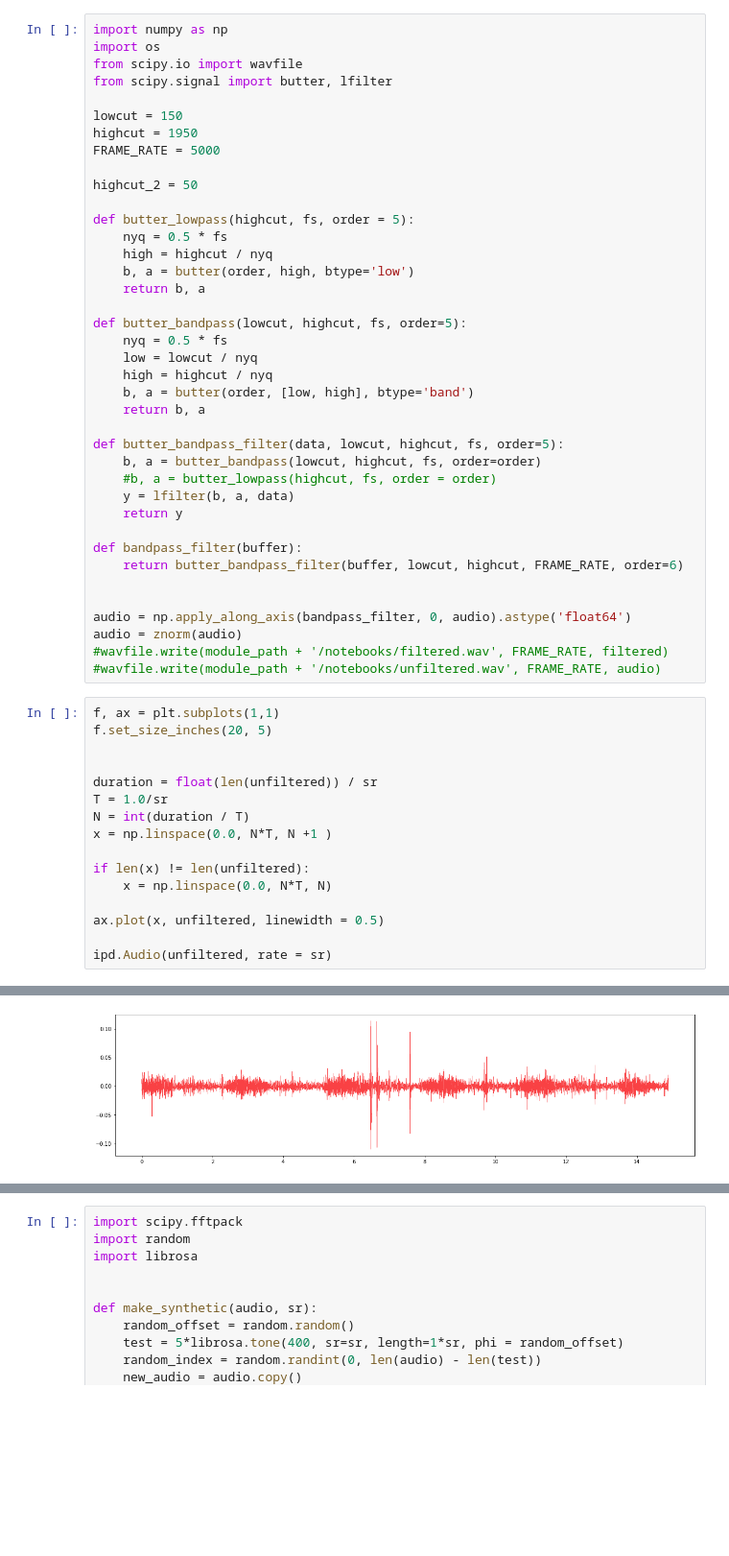
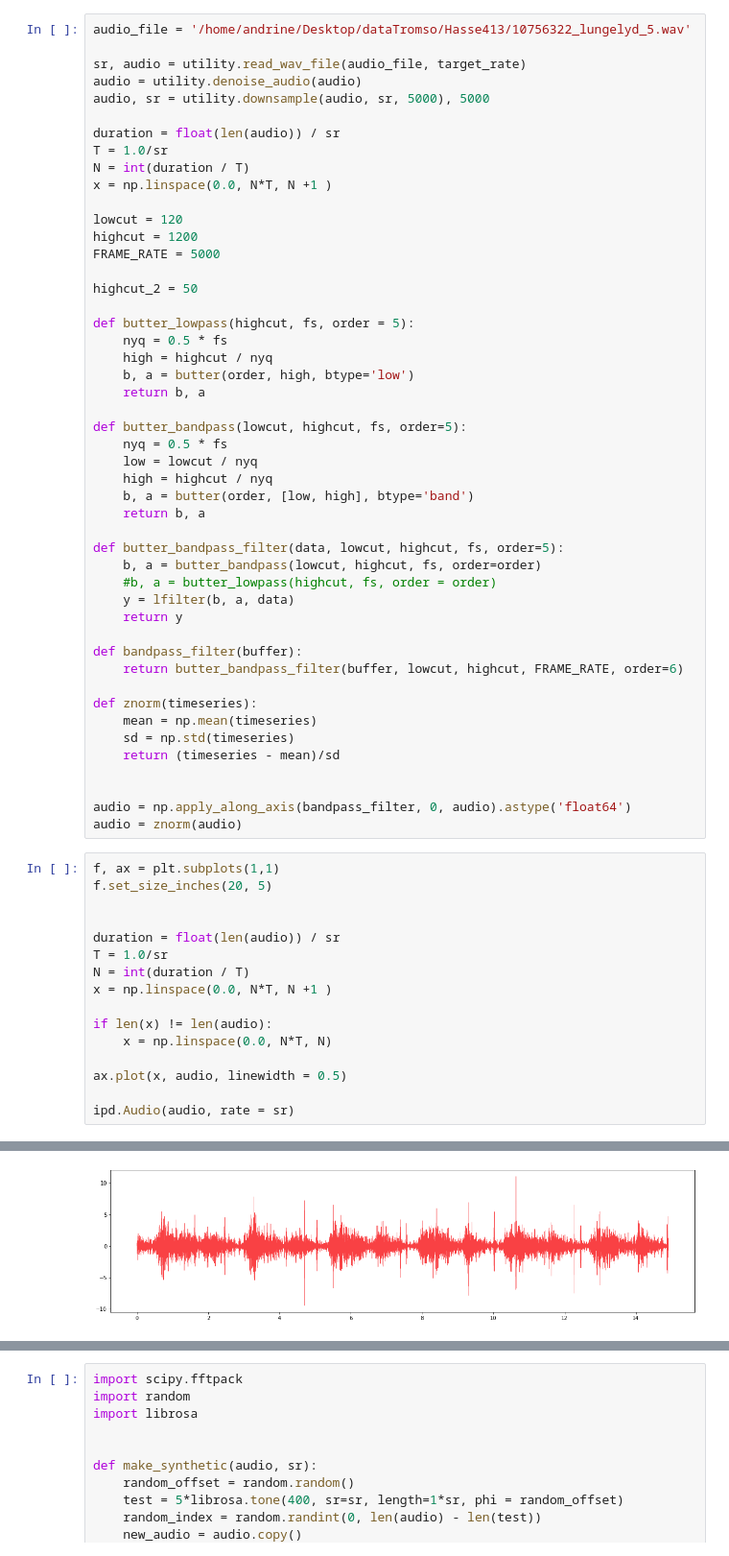
Before and after one commit to AndrineElse/AndrineElsetronning_Master2021, a Jupyter notebook: notebooks/filter_heart_sound_EMD.ipynb, the cells around one changed output, grey strips where cells are left out. Shown at 96% size. Drawn from its saved outputs; the diff is of its cells as text; blank space fills up the shorter version.

```diff
--- a/notebooks/filter_heart_sound_EMD.ipynb
+++ b/notebooks/filter_heart_sound_EMD.ipynb
@@ -42,11 +36,17 @@ x = np.linspace(0.0, N*T, N +1 )
 # %%
-import numpy as np
-import os
-from scipy.io import wavfile
-from scipy.signal import butter, lfilter
+audio_file = '/home/andrine/Desktop/dataTromso/Hasse413/10756322_lungelyd_5.wav'
 
-lowcut = 150
-highcut = 1950
+sr, audio = utility.read_wav_file(audio_file, target_rate)
+audio = utility.denoise_audio(audio)
+audio, sr = utility.downsample(audio, sr, 5000), 5000
+
+duration = float(len(audio)) / sr
+T = 1.0/sr
+N = int(duration / T)
+x = np.linspace(0.0, N*T, N +1 )
+
+lowcut = 120
+highcut = 1200
 FRAME_RATE = 5000
 
 highcut_2 = 50
@@ -73,27 +73,30 @@ def butter_bandpass_filter(data, lowcut, highcut, fs, order=5):
 def bandpass_filter(buffer):
     return butter_bandpass_filter(buffer, lowcut, highcut, FRAME_RATE, order=6)
 
+def znorm(timeseries):
+    mean = np.mean(timeseries)
+    sd = np.std(timeseries)
+    return (timeseries - mean)/sd
+
 
 audio = np.apply_along_axis(bandpass_filter, 0, audio).astype('float64')
 audio = znorm(audio)
-#wavfile.write(module_path + '/notebooks/filtered.wav', FRAME_RATE, filtered)
-#wavfile.write(module_path + '/notebooks/unfiltered.wav', FRAME_RATE, audio)
 # %%
 f, ax = plt.subplots(1,1)
 f.set_size_inches(20, 5)
 
 
-duration = float(len(unfiltered)) / sr
+duration = float(len(audio)) / sr
 T = 1.0/sr
 N = int(duration / T)
 x = np.linspace(0.0, N*T, N +1 )
 
-if len(x) != len(unfiltered):
+if len(x) != len(audio):
     x = np.linspace(0.0, N*T, N)
 
-ax.plot(x, unfiltered, linewidth = 0.5)
+ax.plot(x, audio, linewidth = 0.5)
 
-ipd.Audio(unfiltered, rate = sr)
+ipd.Audio(audio, rate = sr)
 # %% [output]
 [interactive output not drawn]
-[figure, old version]
+[figure, new version]
```
Also changed, not shown: parts of 9 cells of this notebook, 2 other files.
